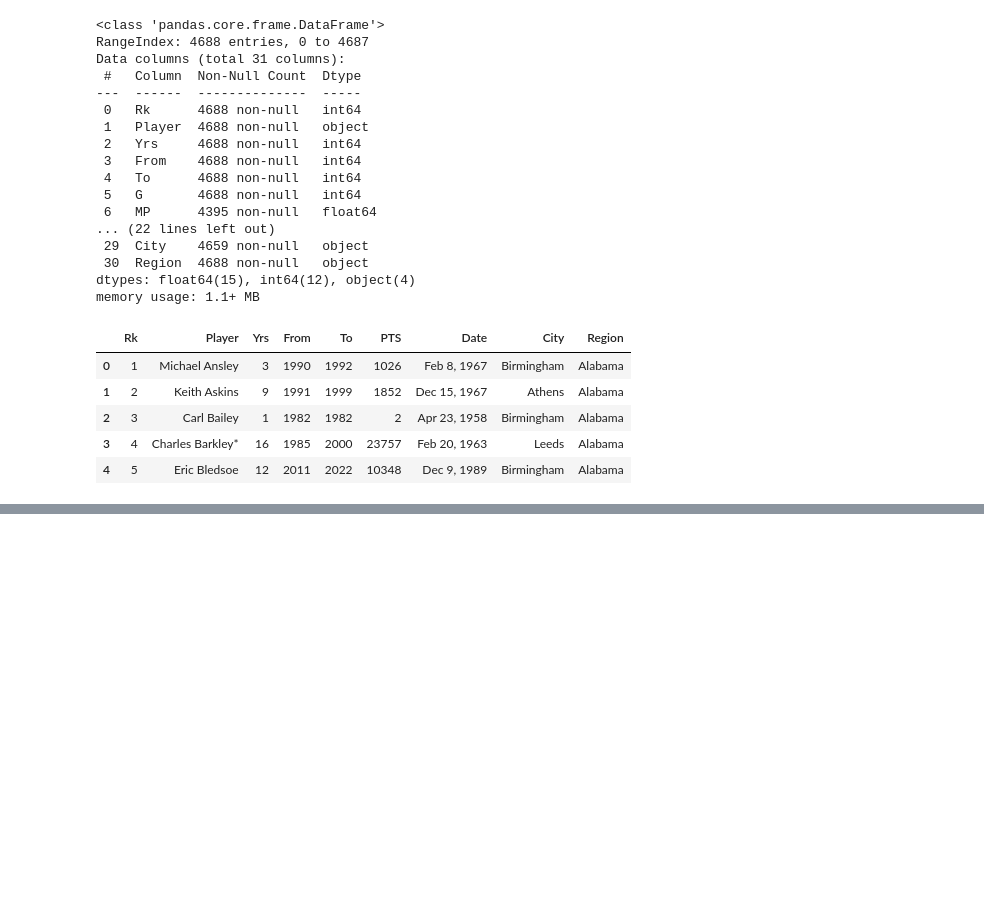
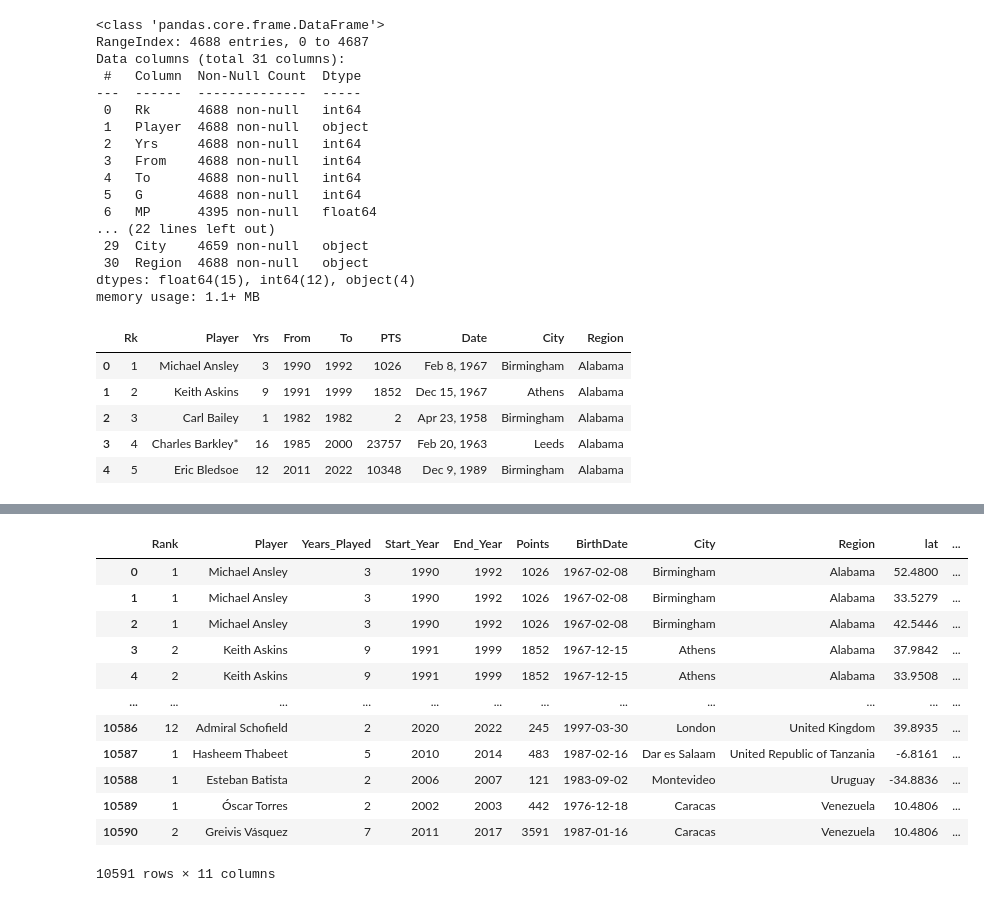
Before and after one commit to WanessaEdmond/Project3, a Jupyter notebook: Cleaning Data/NBA_CleanV1.ipynb, the cells around one changed output, grey strips where cells are left out. Cells and saved outputs as stored; diff of their text form; code cells hidden in the pictures; blank space fills up the shorter version.

```diff
--- a/Cleaning Data/NBA_CleanV1.ipynb
+++ b/Cleaning Data/NBA_CleanV1.ipynb
@@ -115,0 +136,2 @@ memory usage: 363.8+ KB
+# %%
+cities_df = cities_df.rename(columns={'city_ascii': 'City'})
@@ -115,0 +154,3 @@ memory usage: 363.8+ KB
+# %%
+#df.drop_duplicates(subset=['brand'])
+cities_df = cities_df.drop_duplicates()
@@ -116,3 +173,24 @@ memory usage: 363.8+ KB
+# %%
+#df1.merge(df2, how='inner', on='a')
+nba_merged = nba_df.merge(cities_df, how='left', on='City')
+# %%
+nba_df = nba_merged.drop_duplicates()
+# %%
+nba_df
+# %% [output]
+|  | Rank | Player | Years_Played | Start_Year | End_Year | Points | BirthDate | City | Region | lat | ... |
+| 0 | 1 | Michael Ansley | 3 | 1990 | 1992 | 1026 | 1967-02-08 | Birmingham | Alabama | 52.4800 | ... |
+| 1 | 1 | Michael Ansley | 3 | 1990 | 1992 | 1026 | 1967-02-08 | Birmingham | Alabama | 33.5279 | ... |
+| 2 | 1 | Michael Ansley | 3 | 1990 | 1992 | 1026 | 1967-02-08 | Birmingham | Alabama | 42.5446 | ... |
+| 3 | 2 | Keith Askins | 9 | 1991 | 1999 | 1852 | 1967-12-15 | Athens | Alabama | 37.9842 | ... |
+| 4 | 2 | Keith Askins | 9 | 1991 | 1999 | 1852 | 1967-12-15 | Athens | Alabama | 33.9508 | ... |
+| ... | ... | ... | ... | ... | ... | ... | ... | ... | ... | ... | ... |
+| 10586 | 12 | Admiral Schofield | 2 | 2020 | 2022 | 245 | 1997-03-30 | London | United Kingdom | 39.8935 | ... |
+| 10587 | 1 | Hasheem Thabeet | 5 | 2010 | 2014 | 483 | 1987-02-16 | Dar es Salaam | United Republic of Tanzania | -6.8161 | ... |
+| 10588 | 1 | Esteban Batista | 2 | 2006 | 2007 | 121 | 1983-09-02 | Montevideo | Uruguay | -34.8836 | ... |
+| 10589 | 1 | Óscar Torres | 2 | 2002 | 2003 | 442 | 1976-12-18 | Caracas | Venezuela | 10.4806 | ... |
+| 10590 | 2 | Greivis Vásquez | 7 | 2011 | 2017 | 3591 | 1987-01-16 | Caracas | Venezuela | 10.4806 | ... |
+10591 rows × 11 columns
 # %%
 #campaign_cleaned.to_csv("Resources/campaign.csv", index=False)
 nba_df.to_csv("nba_cleaned.csv", index=False)
```
Also changed, not shown: parts of 9 cells of this notebook, 1 other file.
